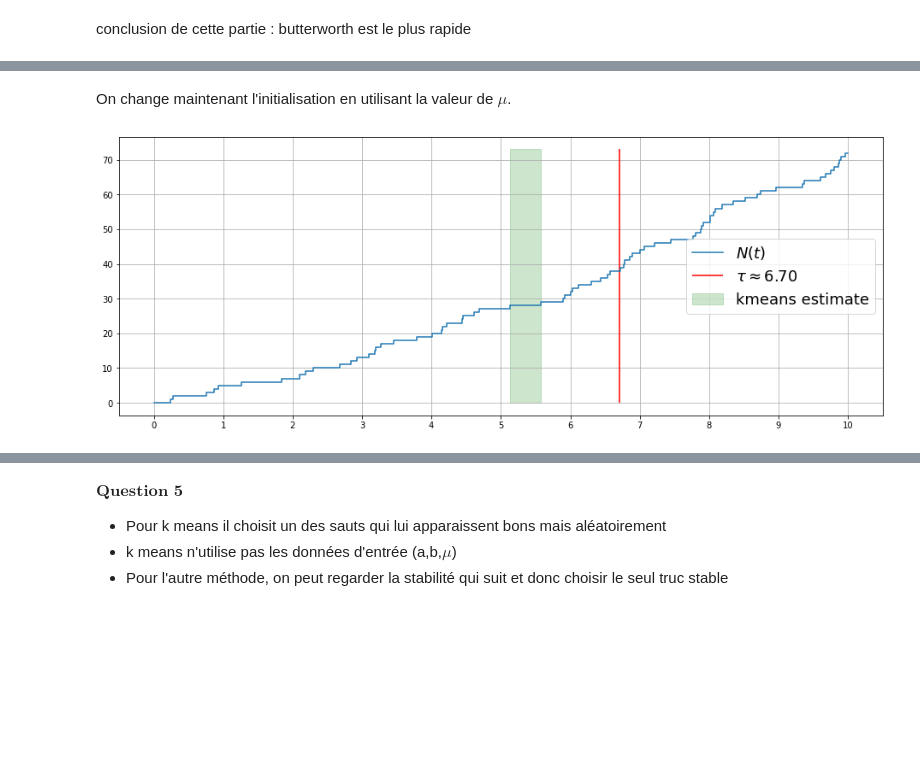
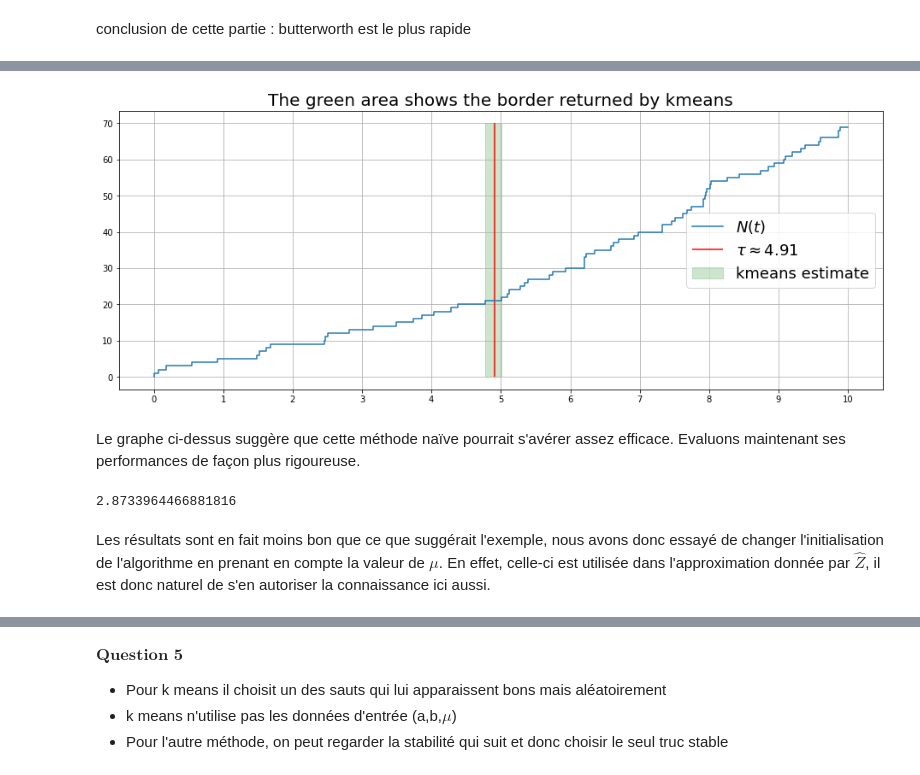
Before and after one commit to Qzaac/MACS207b, a Jupyter notebook: filtrage_macs207b.ipynb, the cells around one changed output, grey strips where cells are left out. Cells and saved outputs as stored; diff of their text form; code cells hidden in the pictures; blank space fills up the shorter version.

Commit message:
end kmeans

```diff
--- a/filtrage_macs207b.ipynb
+++ b/filtrage_macs207b.ipynb
@@ -30,18 +29,18 @@ $\textbf{Question 2}$
 
 Pour simuler $N$ sur l'intervalle de temps $[0, T]$, on commence par tirer $\tau$ selon une loi exponentielle de paramètre $\mu$. Ensuite, on tire les instants de saut de $N_a$ selon une loi exponentielle de paramètre $a$ en partant de 0 et tant qu'on ne dépasse pas la valeur de $\tau(\omega)$. Enfin, on tire les instants de saut de $N_b$ selon une loi exponentielle de paramètre $b$ en partant de $\tau(\omega)$ et tant qu'on ne dépasse pas $T$.
 # %%
-def N(mu, a, b, end, rng = np.random.default_rng(None)) :
+def N(a, b, mu = 0.2, end = 10, rng = np.random.default_rng(None)) :
     """Simulate the trajectory of N between 0 and T
 
     Parameters
     ----------
-    mu : float
-        The parameter of the exponential distribution of tau
     a : float
         The parameter of the Poisson process before tau
     b : float
         The parameter of the Poisson process after tau
-    end : float
+    mu : float, optional
+        The parameter of the exponential distribution of tau
+    end : float, optional
         The end of the simulation
     rng : Generator, optional
         A Random Number Generator for reproducibility
@@ -85,7 +84,7 @@ def N(mu, a, b, end, rng = np.random.default_rng(None)) :
 
     return tau, Tas, Tbs
 # %%
-def plotN(tau, Tas, Tbs, end, z_estimate = None, kmeans_estimate = None) :
+def plotN(tau, Tas, Tbs, end = 10, z_estimate = None, kmeans_estimate = None) :
     """Plots the graph of the process N
 
     Parameters
@@ -96,7 +95,7 @@ def plotN(tau, Tas, Tbs, end, z_estimate = None, kmeans_estimate = None) :
         The list of arrival times of the Poisson process before tau
     Tbs : list
         The list of arrival times of the Poisson process after tau
-    end : float
+    end : float, optional
         The end of the simulation
     z_estimate : float, optional
         Plots the estimated value of tau using Z
@@ -393,2 +345,0 @@ plotN(tau, Tas, Tbs, end, kmeans_estimate = (T[p.sum()-1], T[p.sum()]))
-# %% [markdown]
-On change maintenant l'initialisation en utilisant la valeur de $\mu$.
@@ -403,8 +346,21 @@ def init(X, n_clusters, random_state):
-# %%
-kmeans = KMeans(n_clusters=2, n_init=10, init=init).fit(np.array(T).reshape(-1, 1))
-pred = kmeans.predict(np.array(T).reshape(-1, 1))
-p = abs((1-pred[0])-pred)
-
-plotN(tau, Tas, Tbs, end, kmeans_estimate = (T[p.sum()-1], T[p.sum()]))
-# %% [output]
-[figure, removed]
+# %%
+seed = 42
+rng = np.random.RandomState(seed)
+a = 5
+b = 10
+
+# Generate N again with a RandomState generator this time (required for kmeans implementation in scipy)
+tau, Tas, Tbs = N(a, b, rng=rng)
+T = [0] + Tas + Tbs
+
+points = np.array(T).reshape(-1, 1)
+kmeans = KMeans(n_clusters=2, n_init=10, init='k-means++', random_state=rng).fit(points)
+pred = kmeans.predict(points)
+p = abs((1-pred[0])-pred) # make sure 1's are before 0's
+plotN(tau, Tas, Tbs, kmeans_estimate = (T[p.sum()-1], T[p.sum()]))
+plt.title("The green area shows the border returned by kmeans", fontsize = 20)
+plt.show()
+# %% [output]
+[figure, added]
+# %% [markdown]
+Le graphe ci-dessus suggère que cette méthode naïve pourrait s'avérer assez efficace. Evaluons maintenant ses performances de façon plus rigoureuse.
@@ -410,0 +382,11 @@ plotN(tau, Tas, Tbs, end, kmeans_estimate = (T[p.sum()-1], T[p.sum()]))
+# %%
+seed = 42
+rng = np.random.RandomState(seed)
+a = 5
+b = 10
+
+evaluate_kmeans(100, a, b, rng = rng)
+# %% [output]
+2.8733964466881816
+# %% [markdown]
+Les résultats sont en fait moins bon que ce que suggérait l'exemple, nous avons donc essayé de changer l'initialisation de l'algorithme en prenant en compte la valeur de $\mu$. En effet, celle-ci est utilisée dans l'approximation donnée par $\hat{Z}$, il est donc naturel de s'en autoriser la connaissance ici aussi.
```
Also changed, not shown: parts of 35 cells of this notebook.
